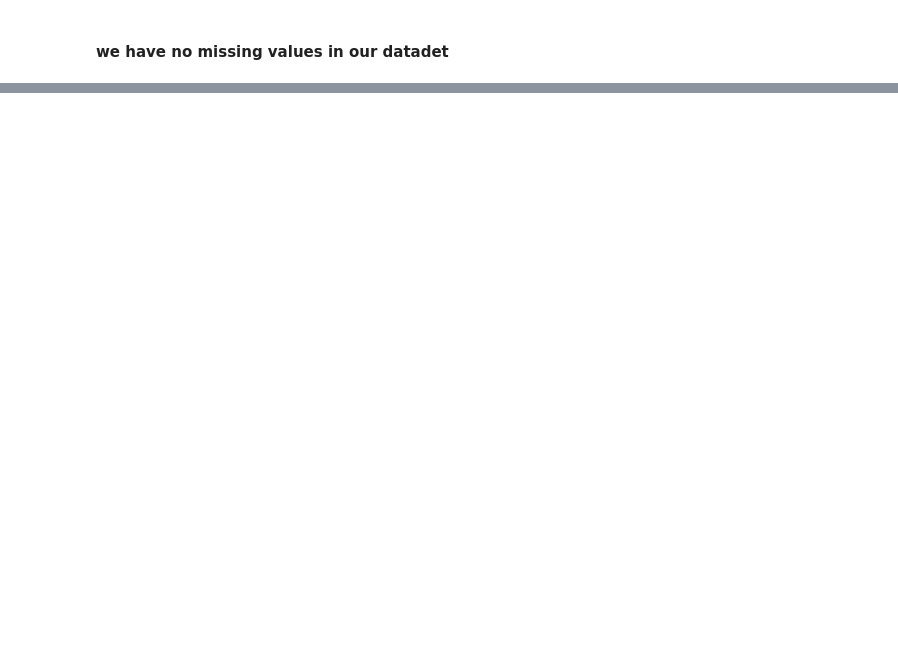
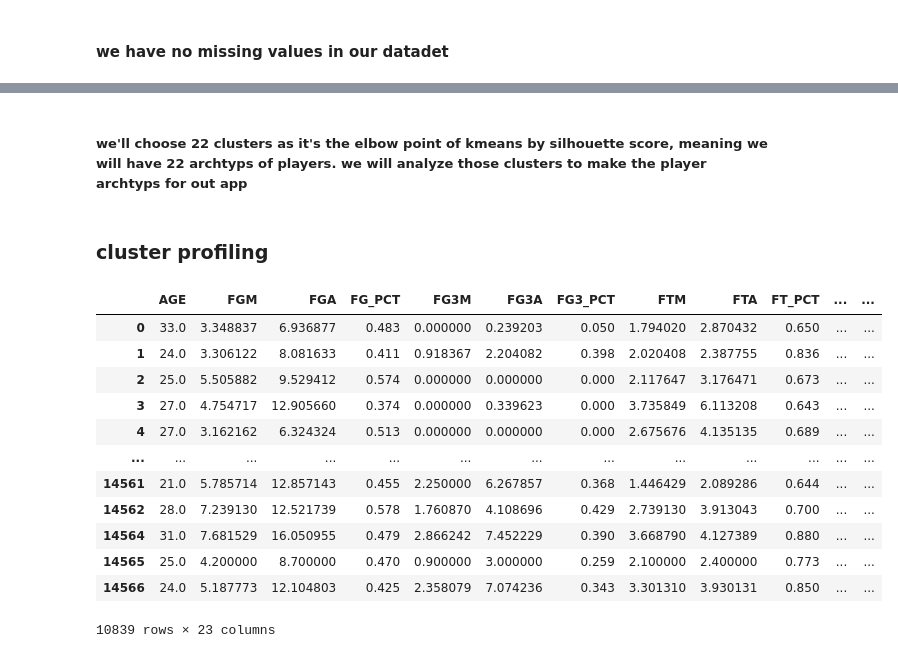
Before and after one commit to AloniBoni/BallIn, a Jupyter notebook: classifier/ballin-eda.ipynb, the cells around one changed output, grey strips where cells are left out. Cells and saved outputs as stored; diff of their text form; code cells hidden in the pictures; blank space fills up the shorter version.

```diff
--- a/classifier/ballin-eda.ipynb
+++ b/classifier/ballin-eda.ipynb
@@ -411,0 +466,25 @@ X_train, X_val, y_train, y_val = train_test_split(
+# %% [markdown]
+##### we'll choose 22 clusters as it's the elbow point of kmeans by silhouette score, meaning we will have 22 archtyps of players. we will analyze those clusters to make the player archtyps for out app
+# %% [markdown]
+### cluster profiling
+# %%
+gmm = GaussianMixture(n_components=22, random_state=42)
+gmm.fit(numerical_df)
+
+nba_player_stats['cluster'] = gmm.predict(numerical_df)
+nba_player_stats['cluster_confidence'] = gmm.predict_proba(numerical_df).max(axis=1)
+nba_player_stats
+# %% [output]
+|  | AGE | FGM | FGA | FG_PCT | FG3M | FG3A | FG3_PCT | FTM | FTA | FT_PCT | ... | ... |
+| 0 | 33.0 | 3.348837 | 6.936877 | 0.483 | 0.000000 | 0.239203 | 0.050 | 1.794020 | 2.870432 | 0.650 | ... | ... |
+| 1 | 24.0 | 3.306122 | 8.081633 | 0.411 | 0.918367 | 2.204082 | 0.398 | 2.020408 | 2.387755 | 0.836 | ... | ... |
+| 2 | 25.0 | 5.505882 | 9.529412 | 0.574 | 0.000000 | 0.000000 | 0.000 | 2.117647 | 3.176471 | 0.673 | ... | ... |
+| 3 | 27.0 | 4.754717 | 12.905660 | 0.374 | 0.000000 | 0.339623 | 0.000 | 3.735849 | 6.113208 | 0.643 | ... | ... |
+| 4 | 27.0 | 3.162162 | 6.324324 | 0.513 | 0.000000 | 0.000000 | 0.000 | 2.675676 | 4.135135 | 0.689 | ... | ... |
+| ... | ... | ... | ... | ... | ... | ... | ... | ... | ... | ... | ... | ... |
+| 14561 | 21.0 | 5.785714 | 12.857143 | 0.455 | 2.250000 | 6.267857 | 0.368 | 1.446429 | 2.089286 | 0.644 | ... | ... |
+| 14562 | 28.0 | 7.239130 | 12.521739 | 0.578 | 1.760870 | 4.108696 | 0.429 | 2.739130 | 3.913043 | 0.700 | ... | ... |
+| 14564 | 31.0 | 7.681529 | 16.050955 | 0.479 | 2.866242 | 7.452229 | 0.390 | 3.668790 | 4.127389 | 0.880 | ... | ... |
+| 14565 | 25.0 | 4.200000 | 8.700000 | 0.470 | 0.900000 | 3.000000 | 0.259 | 2.100000 | 2.400000 | 0.773 | ... | ... |
+| 14566 | 24.0 | 5.187773 | 12.104803 | 0.425 | 2.358079 | 7.074236 | 0.343 | 3.301310 | 3.930131 | 0.850 | ... | ... |
+10839 rows × 23 columns
```
Also changed, not shown: parts of 19 cells of this notebook, 1 other file.
